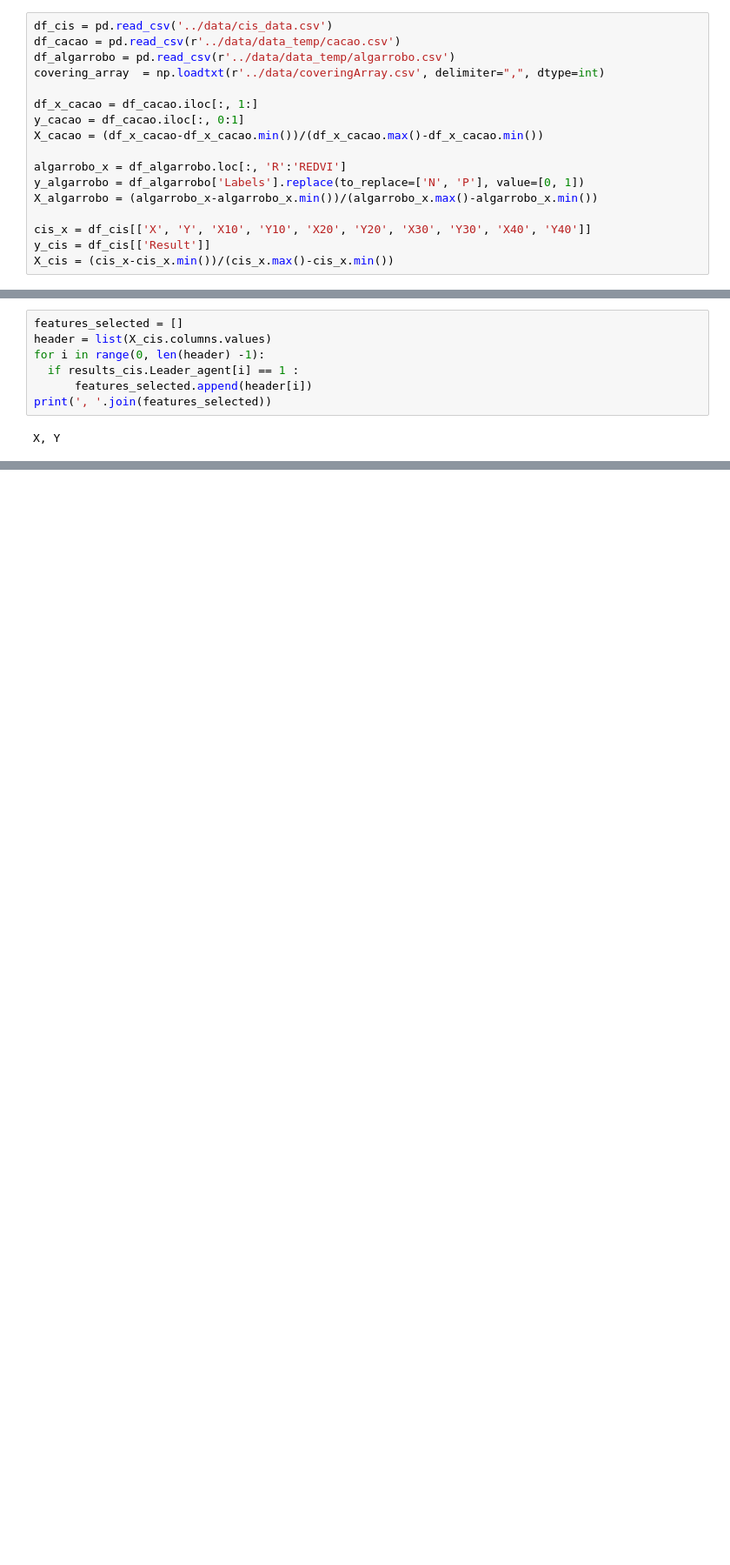
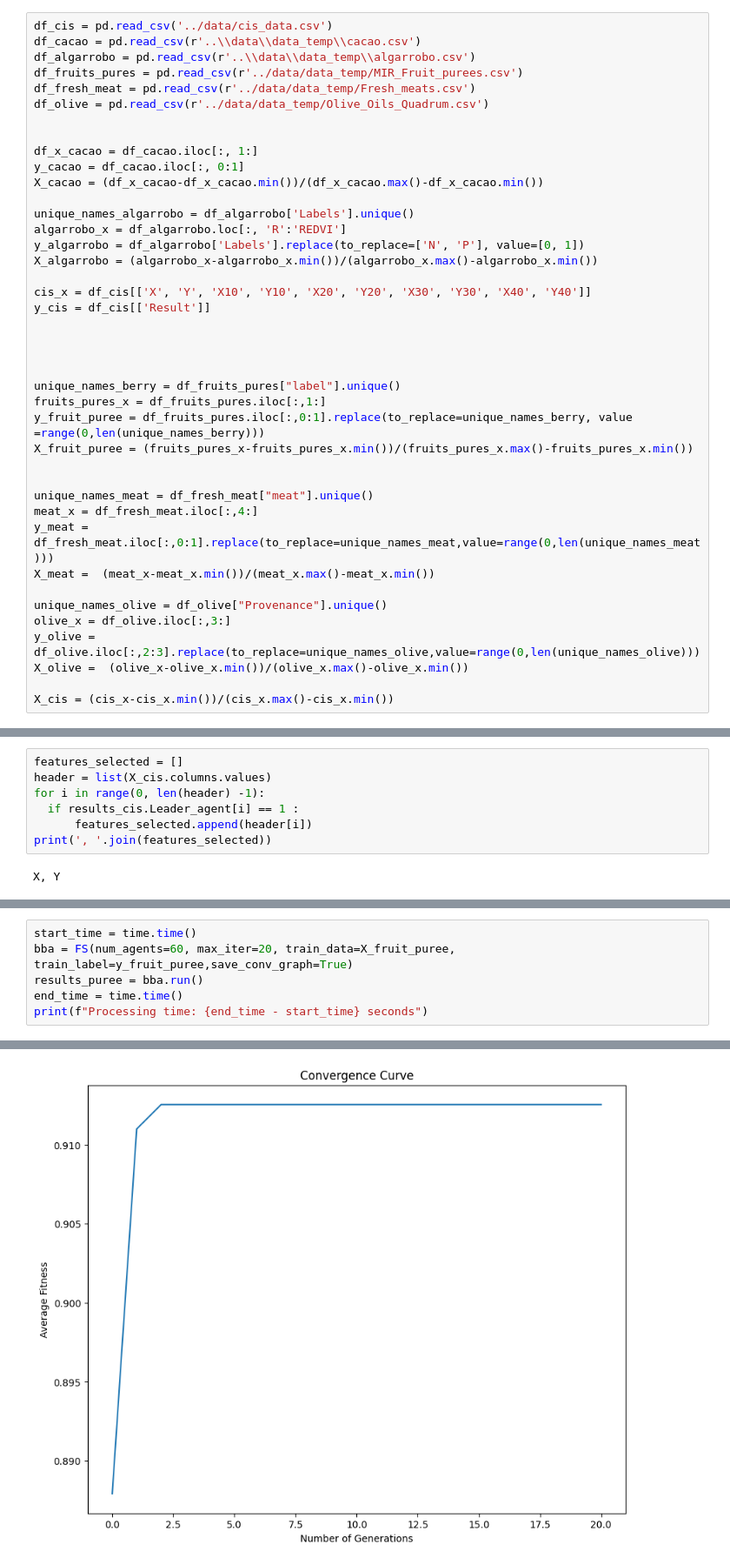
Before and after one commit to mikefixer/icafs, a Jupyter notebook: notebookes/BBA.ipynb, the cells around one changed output, grey strips where cells are left out. Shown at 87% size. Cells and saved outputs as stored; diff of their text form; blank space fills up the shorter version.

```diff
--- a/notebookes/BBA.ipynb
+++ b/notebookes/BBA.ipynb
@@ -11,20 +11,44 @@ import opfython.stream.splitter as s
 from opfython.models import SupervisedOPF
 # %%
 df_cis = pd.read_csv('../data/cis_data.csv')
-df_cacao = pd.read_csv(r'../data/data_temp/cacao.csv')
-df_algarrobo = pd.read_csv(r'../data/data_temp/algarrobo.csv')
-covering_array  = np.loadtxt(r'../data/coveringArray.csv', delimiter=",", dtype=int)
+df_cacao = pd.read_csv(r'..\\data\\data_temp\\cacao.csv')
+df_algarrobo = pd.read_csv(r'..\\data\\data_temp\\algarrobo.csv')
+df_fruits_pures = pd.read_csv(r'../data/data_temp/MIR_Fruit_purees.csv')
+df_fresh_meat = pd.read_csv(r'../data/data_temp/Fresh_meats.csv')
+df_olive = pd.read_csv(r'../data/data_temp/Olive_Oils_Quadrum.csv')
+
 
 df_x_cacao = df_cacao.iloc[:, 1:]
 y_cacao = df_cacao.iloc[:, 0:1]
 X_cacao = (df_x_cacao-df_x_cacao.min())/(df_x_cacao.max()-df_x_cacao.min())
 
+unique_names_algarrobo = df_algarrobo['Labels'].unique()
 algarrobo_x = df_algarrobo.loc[:, 'R':'REDVI']
 y_algarrobo = df_algarrobo['Labels'].replace(to_replace=['N', 'P'], value=[0, 1])
 X_algarrobo = (algarrobo_x-algarrobo_x.min())/(algarrobo_x.max()-algarrobo_x.min())
 
 cis_x = df_cis[['X', 'Y', 'X10', 'Y10', 'X20', 'Y20', 'X30', 'Y30', 'X40', 'Y40']]
 y_cis = df_cis[['Result']]
+
+
+
+
+unique_names_berry = df_fruits_pures["label"].unique()
+fruits_pures_x = df_fruits_pures.iloc[:,1:]
+y_fruit_puree = df_fruits_pures.iloc[:,0:1].replace(to_replace=unique_names_berry, value =range(0,len(unique_names_berry)))
+X_fruit_puree = (fruits_pures_x-fruits_pures_x.min())/(fruits_pures_x.max()-fruits_pures_x.min())
+
+
+unique_names_meat = df_fresh_meat["meat"].unique()
+meat_x = df_fresh_meat.iloc[:,4:]
+y_meat = df_fresh_meat.iloc[:,0:1].replace(to_replace=unique_names_meat,value=range(0,len(unique_names_meat)))
+X_meat =  (meat_x-meat_x.min())/(meat_x.max()-meat_x.min())
+
+unique_names_olive = df_olive["Provenance"].unique()
+olive_x = df_olive.iloc[:,3:]
+y_olive = df_olive.iloc[:,2:3].replace(to_replace=unique_names_olive,value=range(0,len(unique_names_olive)))
+X_olive =  (olive_x-olive_x.min())/(olive_x.max()-olive_x.min())
+
 X_cis = (cis_x-cis_x.min())/(cis_x.max()-cis_x.min())
 # %% [markdown]
 BBA ALGARROBO
@@ -277,0 +177,7 @@ print(f"5-CV Cacao OPF mean:{res.mean()} , 5-CV Cacao STD:{res.std()}" )
+# %%
+start_time = time.time()
+bba = FS(num_agents=60, max_iter=20, train_data=X_fruit_puree, train_label=y_fruit_puree,save_conv_graph=True)
+results_puree = bba.run()
+end_time = time.time()
+print(f"Processing time: {end_time - start_time} seconds")
+# %% [output]
@@ -277,0 +201 @@ print(f"5-CV Cacao OPF mean:{res.mean()} , 5-CV Cacao STD:{res.std()}" )
+[figure, added]
```
Also changed, not shown: parts of 16 cells of this notebook, 12 other files.
